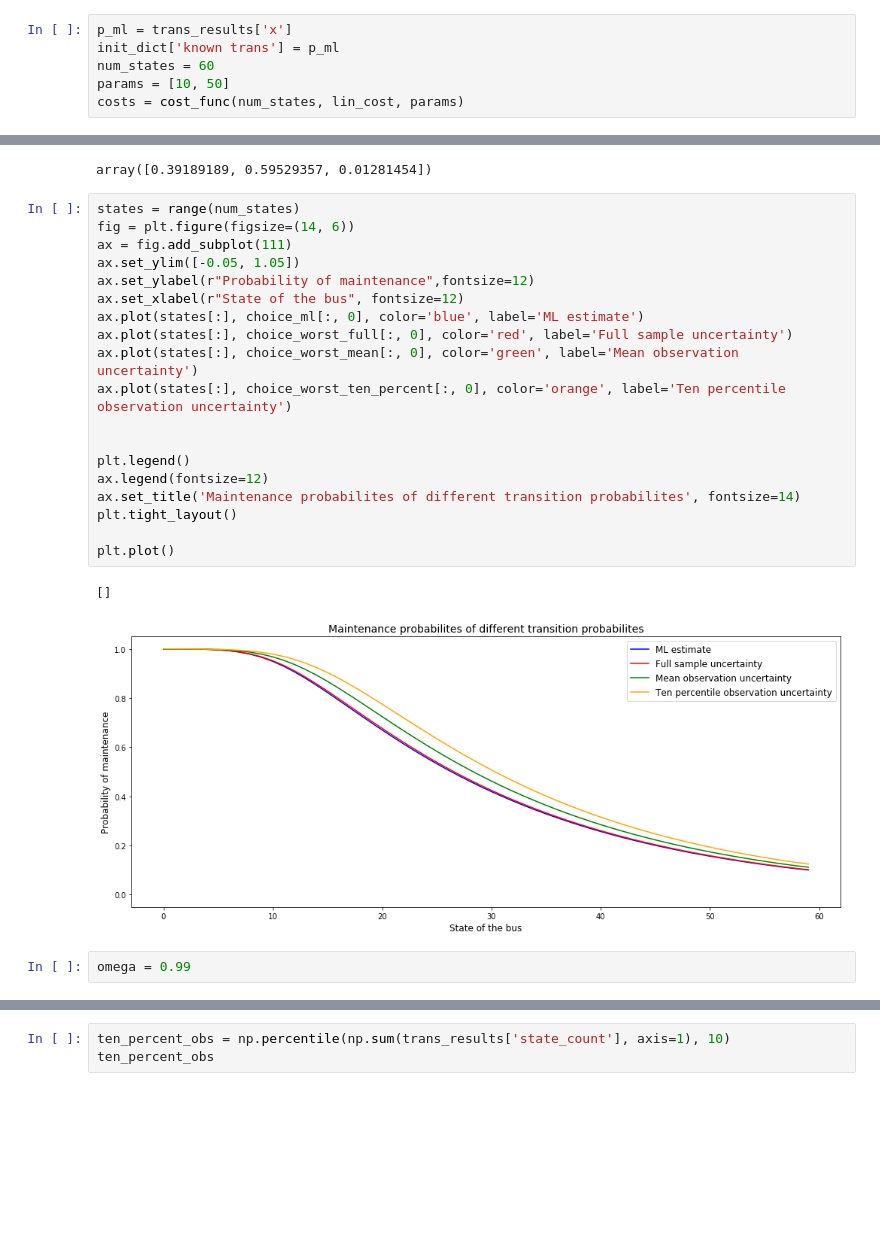
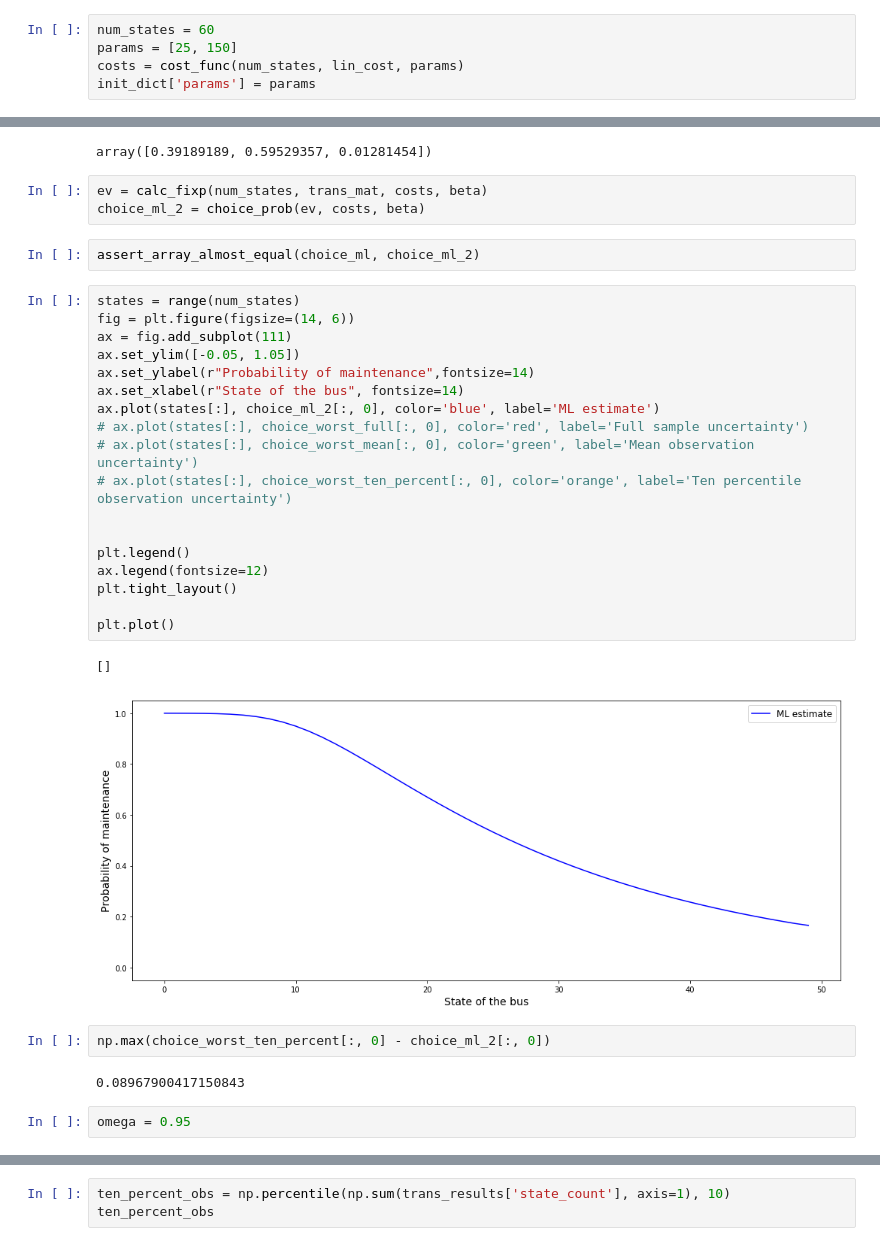
Before and after one commit to OpenSourceEconomics/ruspy, a Jupyter notebook: promotion/Probabilities and choices/Probabilites and choices.ipynb, the cells around one changed output, grey strips where cells are left out. Drawn from its saved outputs; the diff is of its cells as text; blank space fills up the shorter version.

```diff
--- a/promotion/Probabilities and choices/Probabilites and choices.ipynb
+++ b/promotion/Probabilities and choices/Probabilites and choices.ipynb
@@ -43,39 +43,46 @@ array([68, 94,  9,  0,  0,  0,  0,  0,  0,  0,  0,  0,  0,  0,  0,  0,  0,
 # %%
-p_ml = trans_results['x']
-init_dict['known trans'] = p_ml
 num_states = 60
-params = [10, 50]
+params = [25, 150]
 costs = cost_func(num_states, lin_cost, params)
+init_dict['params'] = params
 # %%
 trans_mat = create_transition_matrix(num_states, p_ml)
 choice_ml = converge_choice(num_states, trans_mat, costs, beta)
 p_ml
 # %% [output]
 array([0.39189189, 0.59529357, 0.01281454])
+# %%
+ev = calc_fixp(num_states, trans_mat, costs, beta)
+choice_ml_2 = choice_prob(ev, costs, beta)
+# %%
+assert_array_almost_equal(choice_ml, choice_ml_2)
 # %%
 states = range(num_states)
 fig = plt.figure(figsize=(14, 6))
 ax = fig.add_subplot(111)
 ax.set_ylim([-0.05, 1.05])
-ax.set_ylabel(r"Probability of maintenance",fontsize=12)
-ax.set_xlabel(r"State of the bus", fontsize=12)
-ax.plot(states[:], choice_ml[:, 0], color='blue', label='ML estimate')
-ax.plot(states[:], choice_worst_full[:, 0], color='red', label='Full sample uncertainty')
-ax.plot(states[:], choice_worst_mean[:, 0], color='green', label='Mean observation uncertainty')
-ax.plot(states[:], choice_worst_ten_percent[:, 0], color='orange', label='Ten percentile observation uncertainty')
+ax.set_ylabel(r"Probability of maintenance",fontsize=14)
+ax.set_xlabel(r"State of the bus", fontsize=14)
+ax.plot(states[:], choice_ml_2[:, 0], color='blue', label='ML estimate')
+# ax.plot(states[:], choice_worst_full[:, 0], color='red', label='Full sample uncertainty')
+# ax.plot(states[:], choice_worst_mean[:, 0], color='green', label='Mean observation uncertainty')
+# ax.plot(states[:], choice_worst_ten_percent[:, 0], color='orange', label='Ten percentile observation uncertainty')
 
 
 plt.legend()
 ax.legend(fontsize=12)
-ax.set_title('Maintenance probabilites of different transition probabilites', fontsize=14)
 plt.tight_layout()
 
 plt.plot()
 # %% [output]
 []
-[figure, old version]
+[figure, new version]
+# %%
+np.max(choice_worst_ten_percent[:, 0] - choice_ml_2[:, 0])
+# %% [output]
+0.08967900417150843
 # %%
-omega = 0.99
+omega = 0.95
 # %%
 roh = chi2.ppf(omega, len(p_ml) - 1) / (2 * 4292)
 roh
```
Also changed, not shown: parts of 13 cells of this notebook, 4 other files.
